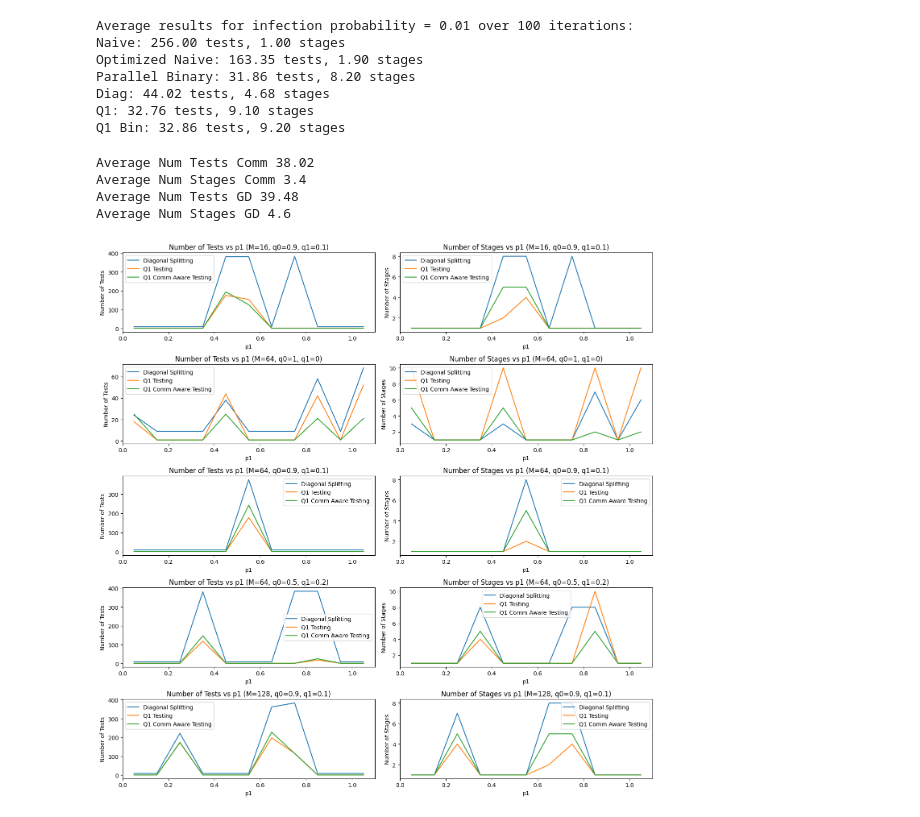
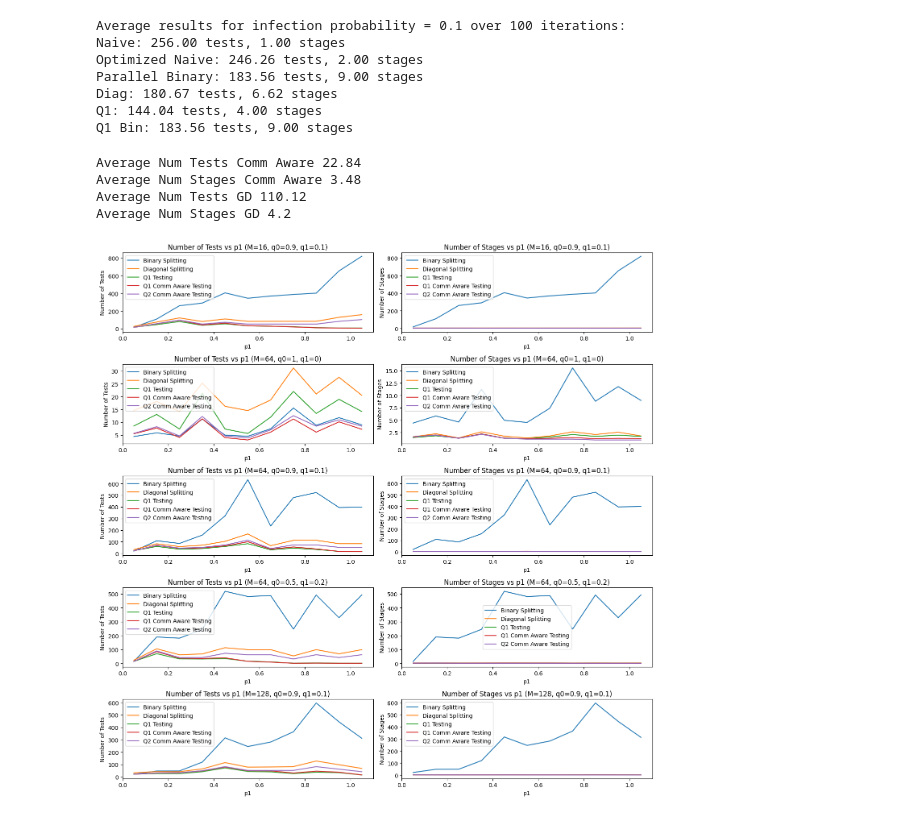
Before and after one commit to utk7arsh/Adaptive-testing-for-infection-spread, a Jupyter notebook: ECE134Project.ipynb, the cells around one changed output. Cells and saved outputs as stored; diff of their text form; code cells hidden in the pictures.

```diff
--- a/ECE134Project.ipynb
+++ b/ECE134Project.ipynb
@@ -734,7 +219,7 @@ plt.show()
 # %%
 # Function Tests
 
-infection_probability = 0.01
+infection_probability = 0.1
 iterations = 100
 
 # Initialize arrays to store results
@@ -801,13 +286,13 @@ print(f"Diag: {avg_diag_tests:.2f} tests, {avg_diag_stages:.2f} stages")
 print(f"Q1: {avg_Q1_tests:.2f} tests, {avg_Q1_stages:.2f} stages")
 print(f"Q1 Bin: {avg_Q1_bin_tests:.2f} tests, {avg_Q1_bin_stages:.2f} stages")
 # %% [output]
-Average results for infection probability = 0.01 over 100 iterations:
+Average results for infection probability = 0.1 over 100 iterations:
 Naive: 256.00 tests, 1.00 stages
-Optimized Naive: 163.35 tests, 1.90 stages
-Parallel Binary: 31.86 tests, 8.20 stages
-Diag: 44.02 tests, 4.68 stages
-Q1: 32.76 tests, 9.10 stages
-Q1 Bin: 32.86 tests, 9.20 stages
+Optimized Naive: 246.26 tests, 2.00 stages
+Parallel Binary: 183.56 tests, 9.00 stages
+Diag: 180.67 tests, 6.62 stages
+Q1: 144.04 tests, 4.00 stages
+Q1 Bin: 183.56 tests, 9.00 stages
 # %%
 def create_communities(N, M):
     """
@@ -834,13 +319,13 @@ def create_communities(N, M):
 # %%
 N = 1024
 M = 128
-q0 = 0.9
-q1 = 0.1
+q0 = 1
+q1 = 0
 p0 = 0.001
 p1 = 0.5
 time_steps = 2
 
-num_simulations = 100
+num_simulations = 25
 total_comm_aware_tests = 0
 total_comm_aware_stages = 0
 total_group_div_tests = 0
@@ -870,12 +355,12 @@ for i in range(num_simulations):
   # print("Num Stages GD", group_div_stages)
 
 
-print("Average Num Tests Comm", total_comm_aware_tests/num_simulations)
-print("Average Num Stages Comm", total_comm_aware_stages/num_simulations)
+print("Average Num Tests Comm Aware", total_comm_aware_tests/num_simulations)
+print("Average Num Stages Comm Aware", total_comm_aware_stages/num_simulations)
 print("Average Num Tests GD", total_group_div_tests/num_simulations)
 print("Average Num Stages GD", total_group_div_stages/num_simulations)
 # %% [output]
-Average Num Tests Comm 38.02
-Average Num Stages Comm 3.4
-Average Num Tests GD 39.48
-Average Num Stages GD 4.6
+Average Num Tests Comm Aware 22.84
+Average Num Stages Comm Aware 3.48
+Average Num Tests GD 110.12
+Average Num Stages GD 4.2
@@ -912,4 +367,6 @@ print("Num Stages GD", group_div_stages)
 # %%
+
+
 # Set the parameters from Table 3
 N = 256
 parameter_sets = [
@@ -922,10 +379,10 @@ parameter_sets = [
 
 # Initialize lists to store results
 p1_values = np.arange(0.05, 1.1, 0.1)
-results = {ps: {"individual": [], "binary": [], "diag": [], "Q1": [], "Q1Comm": []} for ps in parameter_sets}
+results = {ps: {"individual": [], "binary": [], "diag": [], "Q1": [], "Q1Comm": [], "Q2Comm": []} for ps in parameter_sets}
 
 # Run simulations
-num_simulations = 10
+num_simulations = 100
 for (M, q0, q1, p0, time_steps) in parameter_sets:
     for p1 in p1_values:
         individual_tests_total, individual_stages_total = 0, 0
@@ -933,6 +390,7 @@ for (M, q0, q1, p0, time_steps) in parameter_sets:
         diag_tests_total, diag_stages_total = 0, 0
         Q1_tests_total, Q1_stages_total = 0, 0
         Q1Comm_tests_total, Q1Comm_stages_total = 0, 0
+        Q2Comm_tests_total, Q2Comm_stages_total = 0, 0
 
         for _ in range(num_simulations):
             G = SBM(N, M, q0, q1)
@@ -940,12 +398,12 @@ for (M, q0, q1, p0, time_steps) in parameter_sets:
             final_state = infect(G, p0, p1, time_steps)
 
             Q1Comm_tests, Q1Comm_stages = Qtesting1_comm_aware(final_state, communities)
+            Q2Comm_tests, Q2Comm_stages = Qtesting2_comm_aware(final_state, communities)
             np.random.shuffle(final_state)
             individual_tests, individual_stages = individual_testing(final_state)[0:2]
             binary_tests, binary_stages = binary_splitting(final_state)[0:2]
             diag_tests, diag_stages = diag_splitting(final_state)
             Q1_tests, Q1_stages = Qtesting1(final_state)
-
 
             individual_tests_total += individual_tests
             individual_stages_total += individual_stages
@@ -957,40 +415,43 @@ for (M, q0, q1, p0, time_steps) in parameter_sets:
             Q1_stages_total += Q1_stages
             Q1Comm_tests_total += Q1Comm_tests
             Q1Comm_stages_total += Q1Comm_stages
+            Q2Comm_tests_total += Q2Comm_tests
+            Q2Comm_stages_total += Q2Comm_stages
 
         results[(M, q0, q1, p0, time_steps)]["individual"].append((individual_tests_total / num_simulations, individual_stages_total / num_simulations))
         results[(M, q0, q1, p0, time_steps)]["binary"].append((binary_tests_total / num_simulations, binary_stages_total / num_simulations))
         results[(M, q0, q1, p0, time_steps)]["diag"].append((diag_tests_total / num_simulations, diag_stages_total / num_simulations))
         results[(M, q0, q1, p0, time_steps)]["Q1"].append((Q1_tests_total / num_simulations, Q1_stages_total / num_simulations))
         results[(M, q0, q1, p0, time_steps)]["Q1Comm"].append((Q1Comm_tests_total / num_simulations, Q1Comm_stages_total / num_simulations))
+        results[(M, q0, q1, p0, time_steps)]["Q2Comm"].append((Q2Comm_tests_total / num_simulations, Q2Comm_stages_total / num_simulations))
 
 # Plotting the results
 plt.figure(figsize=(14, 14))
 
 for idx, (M, q0, q1, p0, time_steps) in enumerate(parameter_sets):
     plt.subplot(len(parameter_sets), 2, 2*idx + 1)
-    # plt.plot(p1_values, [x[0] for x in results[(M, q0, q1, p0, time_steps)]["individual"]], label='Naive Testing')
-    # plt.plot(p1_values, [x[0] for x in results[(M, q0, q1, p0, time_steps)]["binary"]], label='Binary Splitting')
+    plt.plot(p1_values, [x[0] for x in results[(M, q0, q1, p0, time_steps)]["binary"]], label='Binary Splitting')
     plt.plot(p1_values, [x[0] for x in results[(M, q0, q1, p0, time_steps)]["diag"]], label='Diagonal Splitting')
     plt.plot(p1_values, [x[0] for x in results[(M, q0, q1, p0, time_steps)]["Q1"]], label='Q1 Testing')
     plt.plot(p1_values, [x[0] for x in results[(M, q0, q1, p0, time_steps)]["Q1Comm"]], label='Q1 Comm Aware Testing')
+    plt.plot(p1_values, [x[0] for x in results[(M, q0, q1, p0, time_steps)]["Q2Comm"]], label='Q2 Comm Aware Testing')
     plt.xlabel('p1')
     plt.ylabel('Number of Tests')
     plt.title(f'Number of Tests vs p1 (M={M}, q0={q0}, q1={q1})')
     plt.legend()
 
     plt.subplot(len(parameter_sets), 2, 2*idx + 2)
-    # plt.plot(p1_values, [x[1] for x in results[(M, q0, q1, p0, time_steps)]["individual"]], label='Naive Testing')
-    # plt.plot(p1_values, [x[1] for x in results[(M, q0, q1, p0, time_steps)]["binary"]], label='Binary Splitting')
+    plt.plot(p1_values, [x[1] for x in results[(M, q0, q1, p0, time_steps)]["binary"]], label='Binary Splitting')
     plt.plot(p1_values, [x[1] for x in results[(M, q0, q1, p0, time_steps)]["diag"]], label='Diagonal Splitting')
     plt.plot(p1_values, [x[1] for x in results[(M, q0, q1, p0, time_steps)]["Q1"]], label='Q1 Testing')
     plt.plot(p1_values, [x[1] for x in results[(M, q0, q1, p0, time_steps)]["Q1Comm"]], label='Q1 Comm Aware Testing')
+    plt.plot(p1_values, [x[1] for x in results[(M, q0, q1, p0, time_steps)]["Q2Comm"]], label='Q2 Comm Aware Testing')
     plt.xlabel('p1')
     plt.ylabel('Number of Stages')
     plt.title(f'Number of Stages vs p1 (M={M}, q0={q0}, q1={q1})')
     plt.legend()
 
 plt.tight_layout()
 plt.show()
 # %% [output]
-[figure, old version]
+[figure, new version]
```
Also changed, not shown: parts of 15 cells of this notebook, 1 other file.
